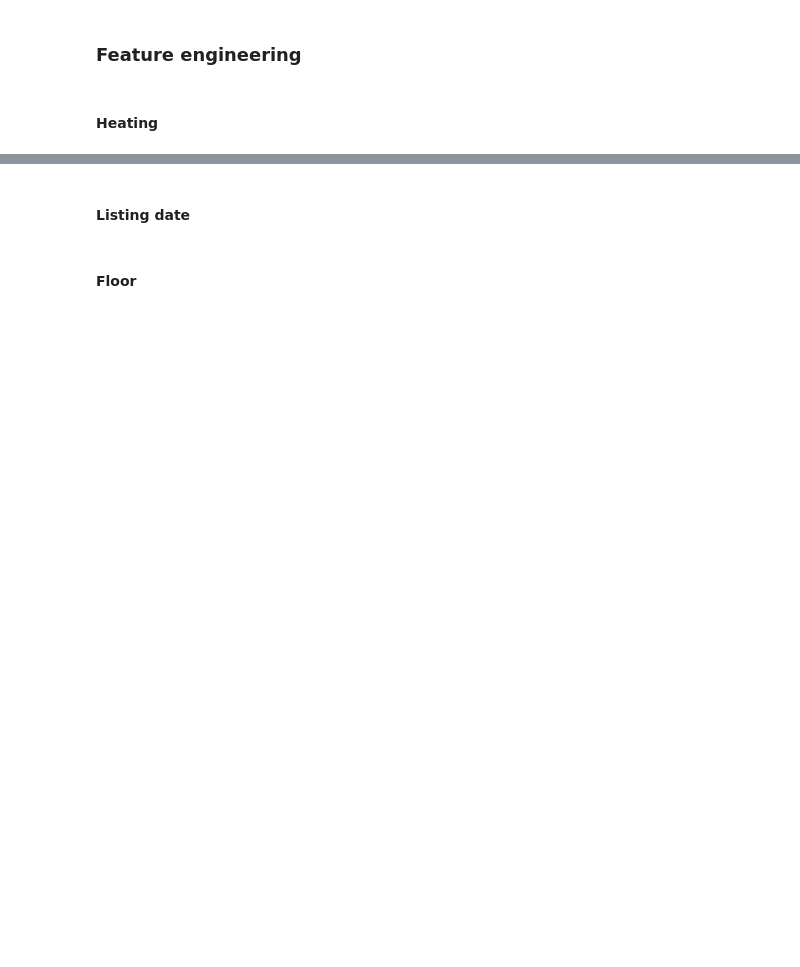
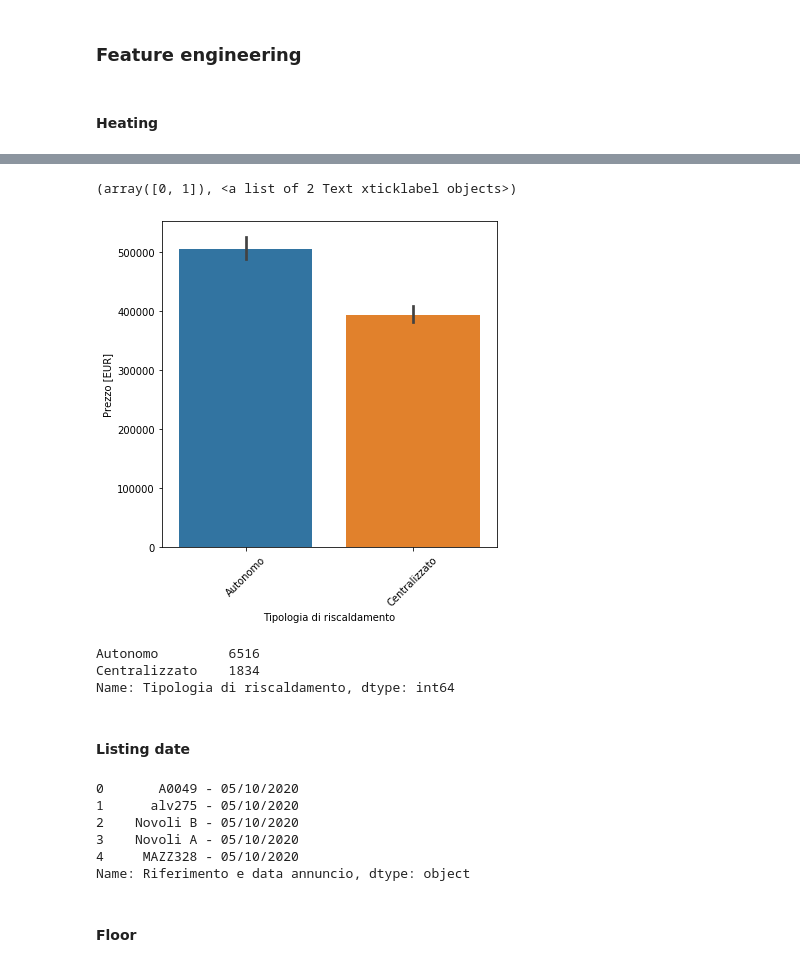
Before and after one commit to LazyEval/housing-prices-firenze, a Jupyter notebook: notebooks/1.0-LazyEval-data-cleaning.ipynb, the cells around one changed output, grey strips where cells are left out. Cells and saved outputs as stored; diff of their text form; code cells hidden in the pictures; blank space fills up the shorter version.

Commit message:
Troubleshoot and refactor data cleaning notebook.

```diff
--- a/notebooks/1.0-LazyEval-data-cleaning.ipynb
+++ b/notebooks/1.0-LazyEval-data-cleaning.ipynb
@@ -158,0 +177,3 @@ df = df.dropna(subset=['Superficie [m2]'])
+# %%
+# Imputing "Stato" by most frequent as it does not seem to influence price much
+df['Stato'] = df['Stato'].fillna(df['Stato'].value_counts().index[0])
@@ -180,3 +208,16 @@ df['Riscaldamento'].isna().sum()
 # %%
 # Create type of heating feature
 df['Tipologia di riscaldamento'] = df['Riscaldamento'].str.split(',').str[0]
+# %%
+fig = plt.figure(figsize=(6, 6))
+sns.barplot(x=df['Tipologia di riscaldamento'], y=df['Prezzo [EUR]'])
+plt.xticks(rotation=45)
+# %% [output]
+(array([0, 1]), <a list of 2 Text xticklabel objects>)
+[figure, added]
+# %%
+df['Tipologia di riscaldamento'].value_counts()
+# %% [output]
+Autonomo         6516
+Centralizzato    1834
+Name: Tipologia di riscaldamento, dtype: int64
@@ -183,7 +227,14 @@ df['Tipologia di riscaldamento'] = df['Riscaldamento'].str.split(',').str[0]
 # %% [markdown]
 #### Listing date
 # %%
-df['Riferimento e data annuncio'].head(100)
+df['Riferimento e data annuncio'].head()
+# %% [output]
+0       A0049 - 05/10/2020
+1      alv275 - 05/10/2020
+2    Novoli B - 05/10/2020
+3    Novoli A - 05/10/2020
+4     MAZZ328 - 05/10/2020
+Name: Riferimento e data annuncio, dtype: object
 # %%
 df['Data annuncio'] = (df['Riferimento e data annuncio']
                        .str.split('-')
```
Also changed, not shown: parts of 75 cells of this notebook.
